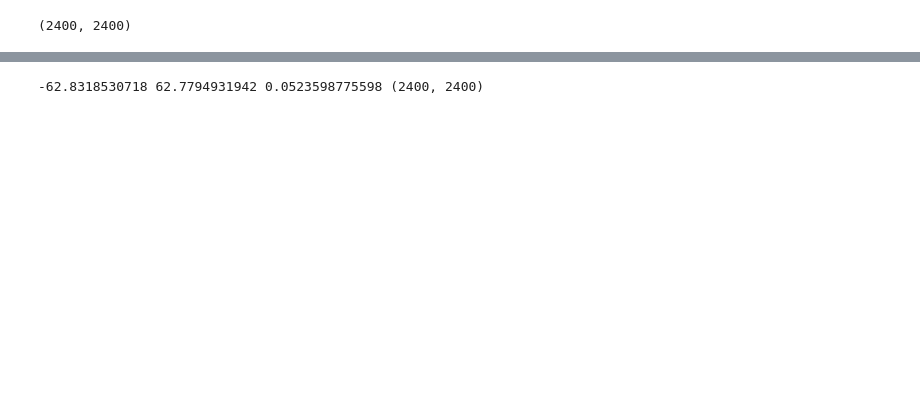
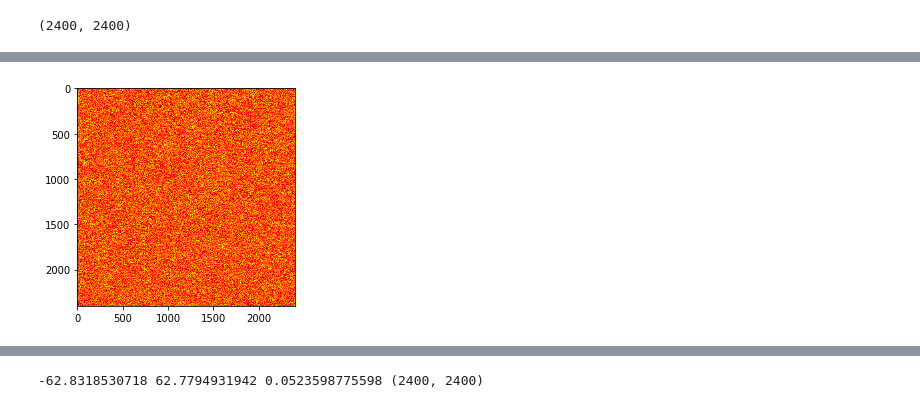
Before and after one commit to beiwphillips/Cosmic-Void-Detection-with-Persistent-Homology, a Jupyter notebook: field_2d.ipynb, the cells around one changed output, grey strips where cells are left out. Cells and saved outputs as stored; diff of their text form; code cells hidden in the pictures; blank space fills up the shorter version.

```diff
--- a/field_2d.ipynb
+++ b/field_2d.ipynb
@@ -49,3 +53,8 @@ print(Pk.shape)
 # sample delta_k from the corresponding gaussian with variance given by the power spectrum
 Ak, Bk = np.random.normal(0, scale=1, size=(2, len(kx), len(ky)))
 delta_k = (2 * np.pi / dk) * np.sqrt(Pk) * (Ak + 1j * Bk)
+# %%
+plt.imshow(Ak, cmap='hot', interpolation='nearest')
+plt.show()
+# %% [output]
+[figure, added]
```
Also changed, not shown: parts of 19 cells of this notebook, 2 other files.
